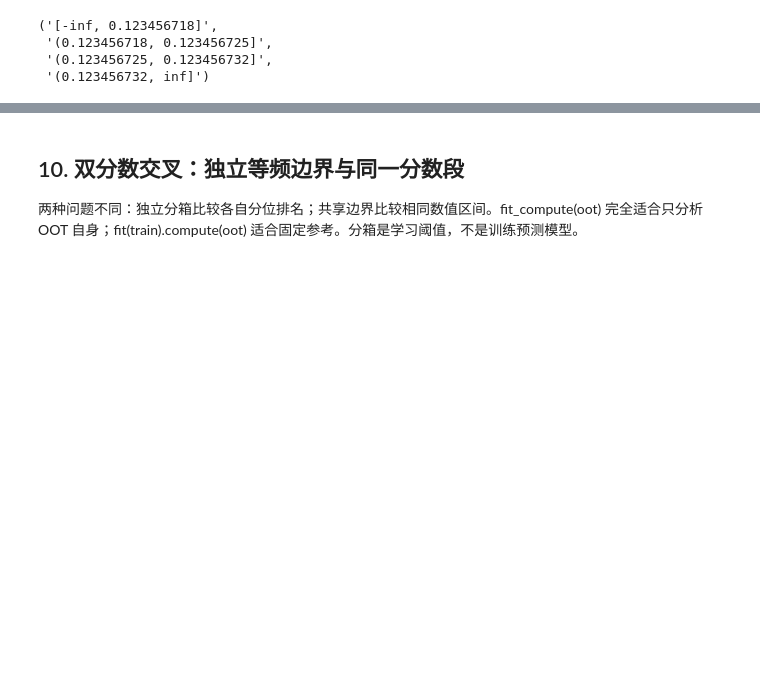
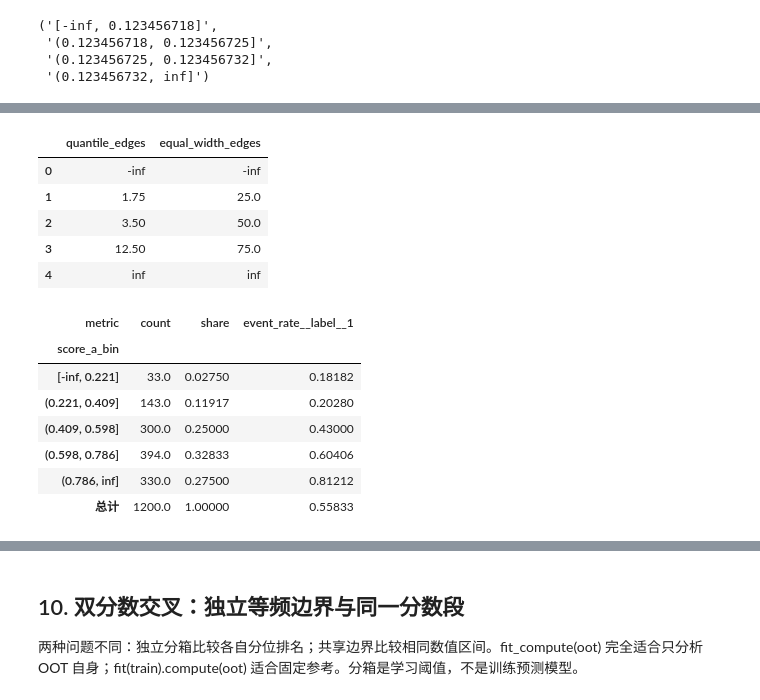
Before and after one commit to TaoXue-99/phi_risk, a Jupyter notebook: examples/analysis_complete_guide.ipynb, the cells around one changed output, grey strips where cells are left out. Saved outputs shown, nothing was run; the diff lists cells and outputs as text; code cells hidden in the pictures; blank space fills up the shorter version.

```diff
--- a/examples/analysis_complete_guide.ipynb
+++ b/examples/analysis_complete_guide.ipynb
@@ -731,0 +772,38 @@ Categories (2, str): ['low' < 'high']
+# %%
+# 同一数据下对照等频与等距；偏斜分布使边界差异清楚可见。
+binning_sample = pd.Series([0, 1, 2, 3, 4, 10, 20, 100], name="score")
+quantile_demo = QuantileBinner(4).fit(binning_sample)
+width_demo = EqualWidthBinner(4, precision=2).fit(binning_sample)
+display(
+    pd.DataFrame(
+        {
+            "quantile_edges": quantile_demo.bin_edges_,
+            "equal_width_edges": width_demo.bin_edges_,
+        }
+    )
+)
+np.testing.assert_allclose(width_demo.bin_edges_, [-np.inf, 25, 50, 75, np.inf])
+
+width_cube = Cube(
+    [BinDimension("score_a", EqualWidthBinner(5, precision=3))],
+    [Count(), Share(), EventRate("label")],
+).fit(train)
+width_result = width_cube.compute(oot, totals=True)
+display(width_result.layout(bin_labels="interval", totals=True, total_label="总计"))
+# 如果只分析 OOT 自身，可改为 Cube(...).fit_compute(oot)。
+assert width_result.data_.query("metric == 'count'")["value"].sum() == len(oot)
+# %% [output]
+|  | quantile_edges | equal_width_edges |
+| 0 | -inf | -inf |
+| 1 | 1.75 | 25.0 |
+| 2 | 3.50 | 50.0 |
+| 3 | 12.50 | 75.0 |
+| 4 | inf | inf |
+| metric | count | share | event_rate__label__1 |
+| score_a_bin |  |  |  |
+| [-inf, 0.221] | 33.0 | 0.02750 | 0.18182 |
+| (0.221, 0.409] | 143.0 | 0.11917 | 0.20280 |
+| (0.409, 0.598] | 300.0 | 0.25000 | 0.43000 |
+| (0.598, 0.786] | 394.0 | 0.32833 | 0.60406 |
+| (0.786, inf] | 330.0 | 0.27500 | 0.81212 |
+| 总计 | 1200.0 | 1.00000 | 0.55833 |
```
Also changed, not shown: parts of 8 cells of this notebook, 39 other files.
